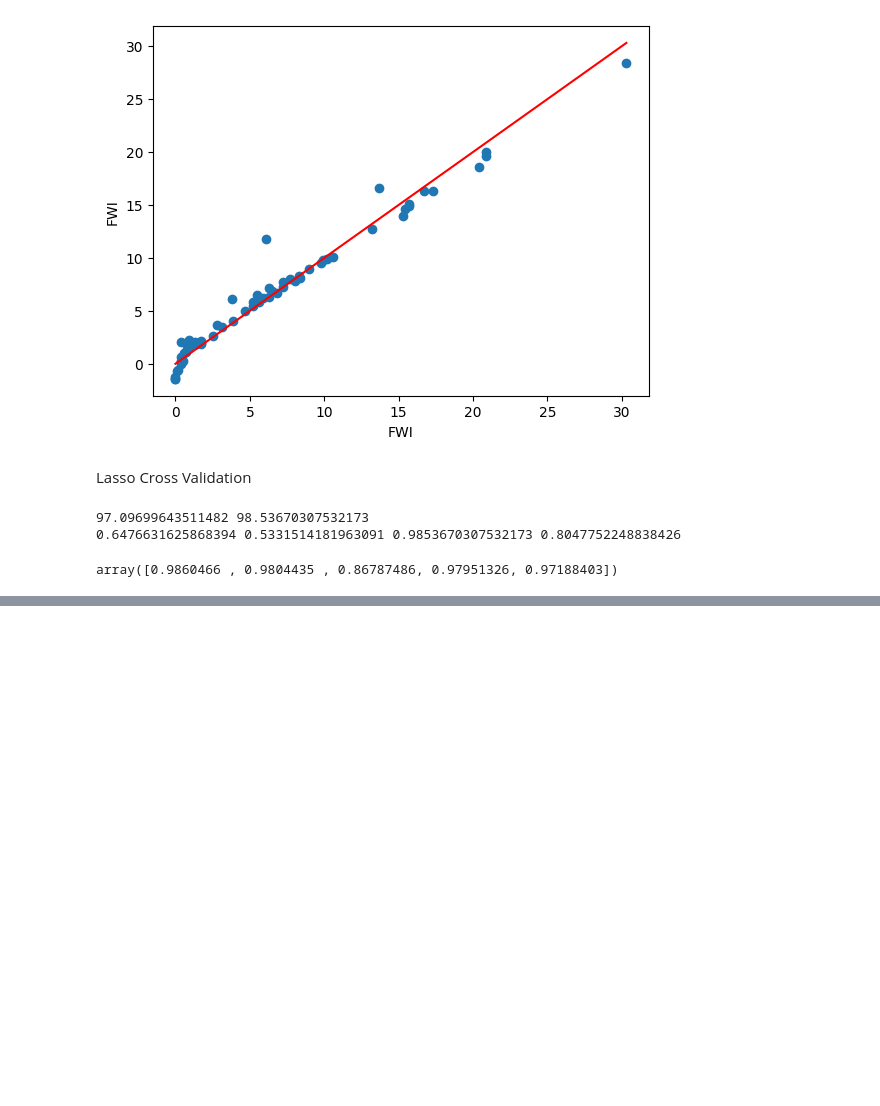
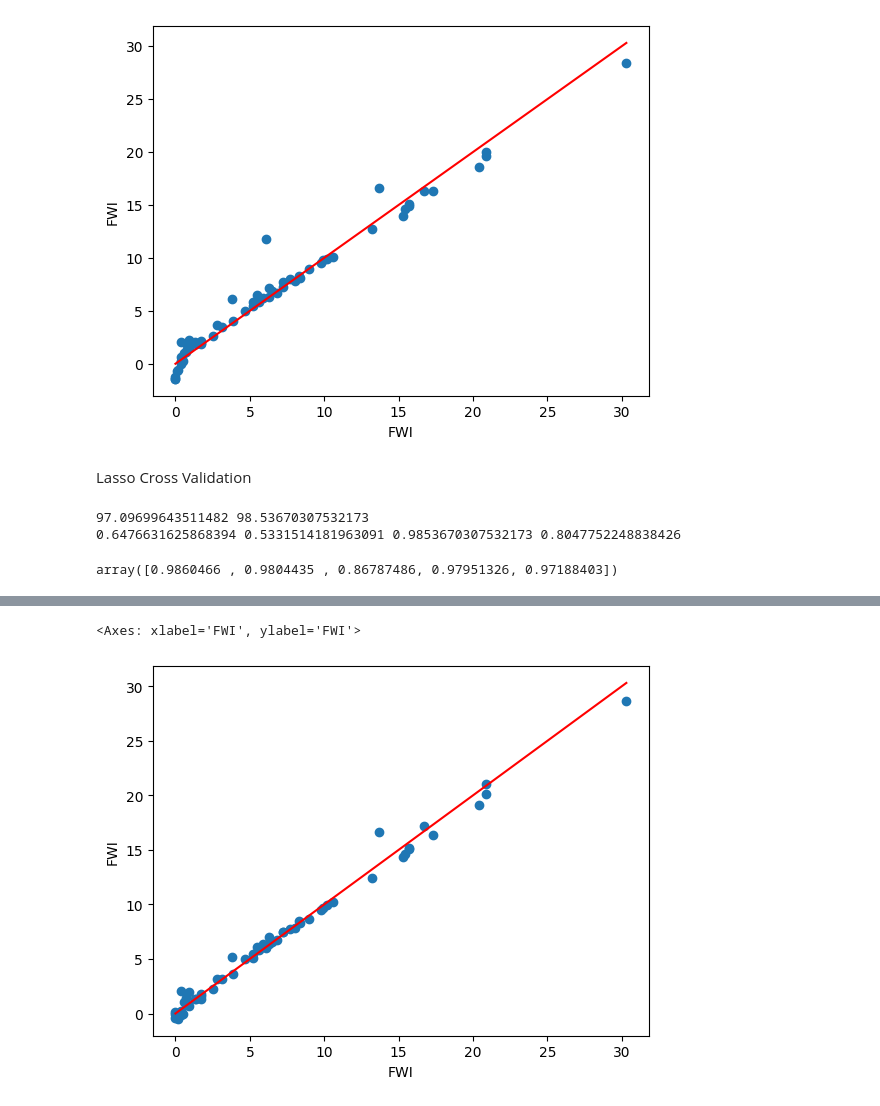
Before and after one commit to Jashan-jj/Machine-learning, a Jupyter notebook: Lasso, Ridge and Elasticnet/Lasso_Ridge_Elasticnet.ipynb, the cells around one changed output, grey strips where cells are left out. Drawn from its saved outputs; the diff is of its cells as text; code cells hidden in the pictures; blank space fills up the shorter version.

```diff
--- a/Lasso, Ridge and Elasticnet/Lasso_Ridge_Elasticnet.ipynb
+++ b/Lasso, Ridge and Elasticnet/Lasso_Ridge_Elasticnet.ipynb
@@ -294,0 +352,9 @@ array([0.9860466 , 0.9804435 , 0.86787486, 0.97951326, 0.97188403])
+# %%
+# plt.figure(figsize= (8,8))
+plt.scatter(y_test, y_pred)
+sns.lineplot(x=y_test,y=y_test, color= 'red')
+# sns.lineplot(x=y_pred, y=y_pred, color= 'green')
+# plt.show()
+# %% [output]
+<Axes: xlabel='FWI', ylabel='FWI'>
+[figure, added]
```
Also changed, not shown: parts of 7 cells of this notebook.
